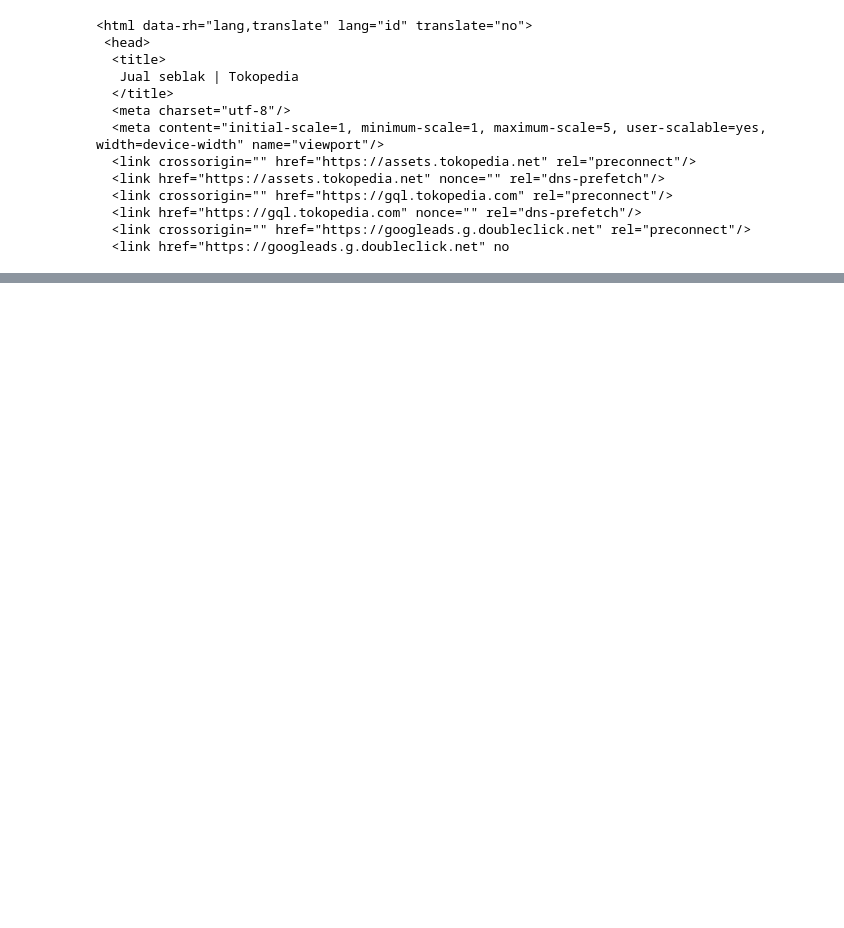
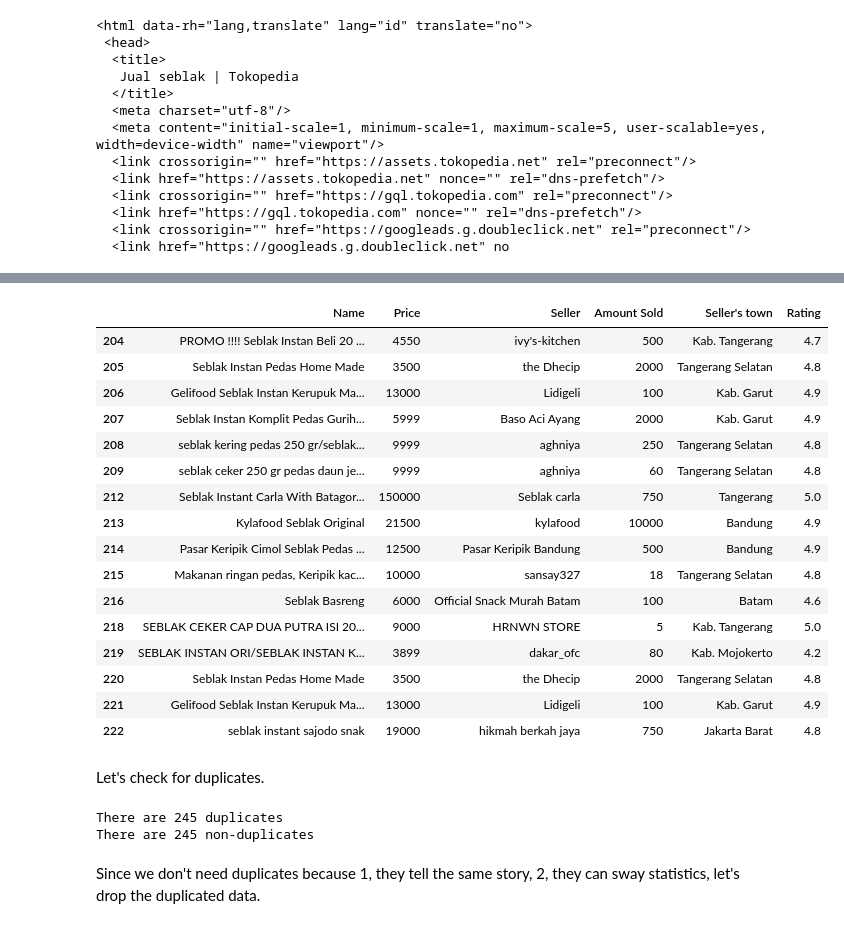
Before and after one commit to AdeWT/AdeWT-Hacktiv8-things, a Jupyter notebook: gc3.ipynb, the cells around one changed output, grey strips where cells are left out. Saved outputs shown, nothing was run; the diff lists cells and outputs as text; code cells hidden in the pictures; blank space fills up the shorter version.

```diff
--- a/gc3.ipynb
+++ b/gc3.ipynb
@@ -139,0 +195,7 @@ seblakDF.to_csv("C:/Users/Lewell/Documents/GitHub/AdeWT-Hacktiv8-things/seblak.c
+# %%
+# dropping missing values
+
+SebDF.dropna(inplace=True)
+
+#to see amount of rows and missing values remaining:
+SebDF.info()
@@ -139,0 +221,7 @@ seblakDF.to_csv("C:/Users/Lewell/Documents/GitHub/AdeWT-Hacktiv8-things/seblak.c
+# %%
+# dropping the column unnamed
+
+SebDF.drop('Unnamed: 0', axis='columns', inplace=True)
+
+#to see the change
+SebDF.info()
@@ -139,0 +264,12 @@ seblakDF.to_csv("C:/Users/Lewell/Documents/GitHub/AdeWT-Hacktiv8-things/seblak.c
+# %%
+#cleaning price column
+SebDF['Price'] = SebDF['Price'].str.replace('Rp','')
+SebDF['Price'] = SebDF['Price'].str.replace('.','')
+
+#cleaning amount sold column
+SebDF['Amount Sold'] = SebDF['Amount Sold'].str.replace('+','')
+SebDF['Amount Sold'] = SebDF['Amount Sold'].str.replace(' terjual','')
+SebDF['Amount Sold'] = SebDF['Amount Sold'].str.replace('rb', '000')
+
+#to check the change
+SebDF.iloc[1:10]
@@ -139,0 +289,8 @@ seblakDF.to_csv("C:/Users/Lewell/Documents/GitHub/AdeWT-Hacktiv8-things/seblak.c
+# %%
+#turning column price and amount into int
+
+SebDF['Price'] = SebDF['Price'].astype(int)
+SebDF['Amount Sold'] = SebDF['Amount Sold'].astype(int)
+
+#to see the change
+SebDF.info()
@@ -139,0 +311,40 @@ seblakDF.to_csv("C:/Users/Lewell/Documents/GitHub/AdeWT-Hacktiv8-things/seblak.c
+# %%
+#just checking to see if all data are formatted correctly
+#by picking data from the middle
+
+SebDF.iloc[200:216]
+# %% [output]
+|  | Name | Price | Seller | Amount Sold | Seller's town | Rating |
+| 204 | PROMO !!!! Seblak Instan Beli 20 ... | 4550 | ivy's-kitchen | 500 | Kab. Tangerang | 4.7 |
+| 205 | Seblak Instan Pedas Home Made | 3500 | the Dhecip | 2000 | Tangerang Selatan | 4.8 |
+| 206 | Gelifood Seblak Instan Kerupuk Ma... | 13000 | Lidigeli | 100 | Kab. Garut | 4.9 |
+| 207 | Seblak Instan Komplit Pedas Gurih... | 5999 | Baso Aci Ayang | 2000 | Kab. Garut | 4.9 |
+| 208 | seblak kering pedas 250 gr/seblak... | 9999 | aghniya | 250 | Tangerang Selatan | 4.8 |
+| 209 | seblak ceker 250 gr pedas daun je... | 9999 | aghniya | 60 | Tangerang Selatan | 4.8 |
+| 212 | Seblak Instant Carla With Batagor... | 150000 | Seblak carla | 750 | Tangerang | 5.0 |
+| 213 | Kylafood Seblak Original | 21500 | kylafood | 10000 | Bandung | 4.9 |
+| 214 | Pasar Keripik Cimol Seblak Pedas ... | 12500 | Pasar Keripik Bandung | 500 | Bandung | 4.9 |
+| 215 | Makanan ringan pedas, Keripik kac... | 10000 | sansay327 | 18 | Tangerang Selatan | 4.8 |
+| 216 | Seblak Basreng | 6000 | Official Snack Murah Batam | 100 | Batam | 4.6 |
+| 218 | SEBLAK CEKER CAP DUA PUTRA ISI 20... | 9000 | HRNWN STORE | 5 | Kab. Tangerang | 5.0 |
+| 219 | SEBLAK INSTAN ORI/SEBLAK INSTAN K... | 3899 | dakar_ofc | 80 | Kab. Mojokerto | 4.2 |
+| 220 | Seblak Instan Pedas Home Made | 3500 | the Dhecip | 2000 | Tangerang Selatan | 4.8 |
+| 221 | Gelifood Seblak Instan Kerupuk Ma... | 13000 | Lidigeli | 100 | Kab. Garut | 4.9 |
+| 222 | seblak instant sajodo snak | 19000 | hikmah berkah jaya | 750 | Jakarta Barat | 4.8 |
+# %% [markdown]
+Let's check for duplicates.
+# %%
+#to check:
+truCount = 0
+falCount = 0
+for i in SebDF.duplicated():
+    if i == True: truCount += 1
+    if i == False: falCount += 1
+
+print(f'There are {truCount} duplicates')
+print(f'There are {truCount} non-duplicates')
+# %% [output]
+There are 245 duplicates
+There are 245 non-duplicates
+# %% [markdown]
+Since we don't need duplicates because 1, they tell the same story, 2, they can sway statistics, let's drop the duplicated data.
```
Also changed, not shown: parts of 37 cells of this notebook, 1 other file.
